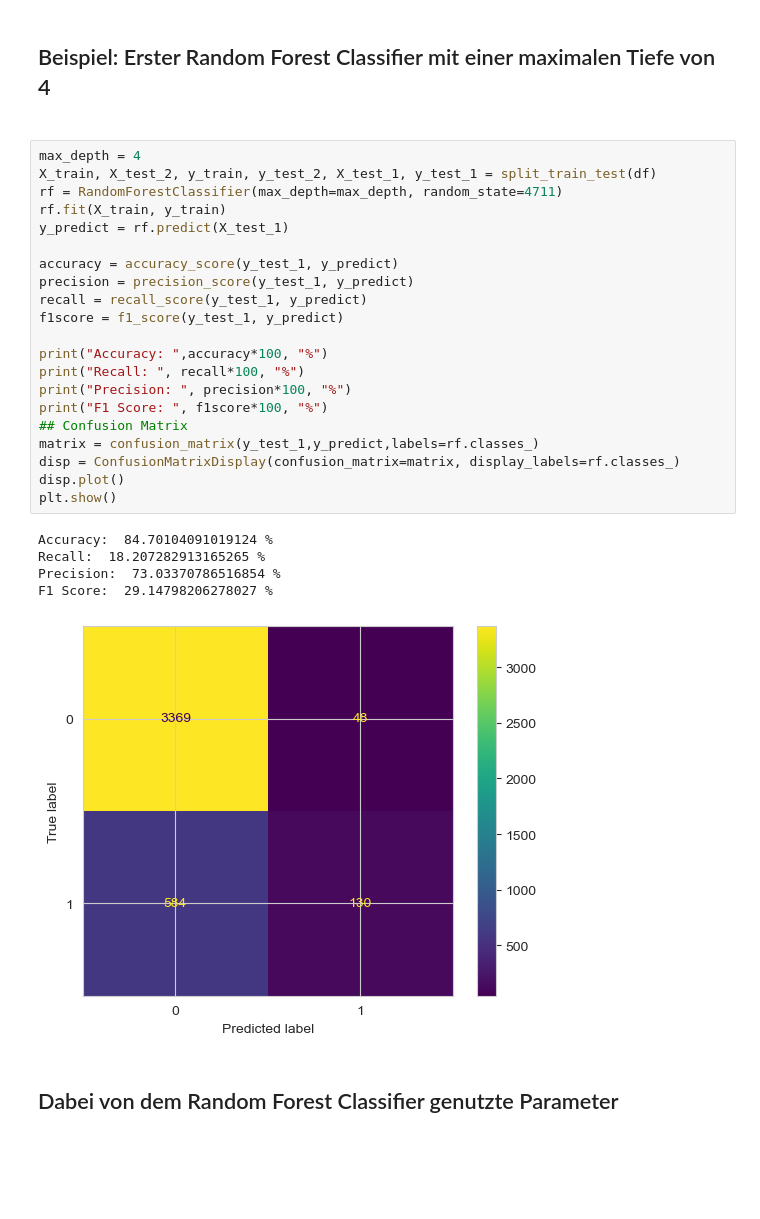
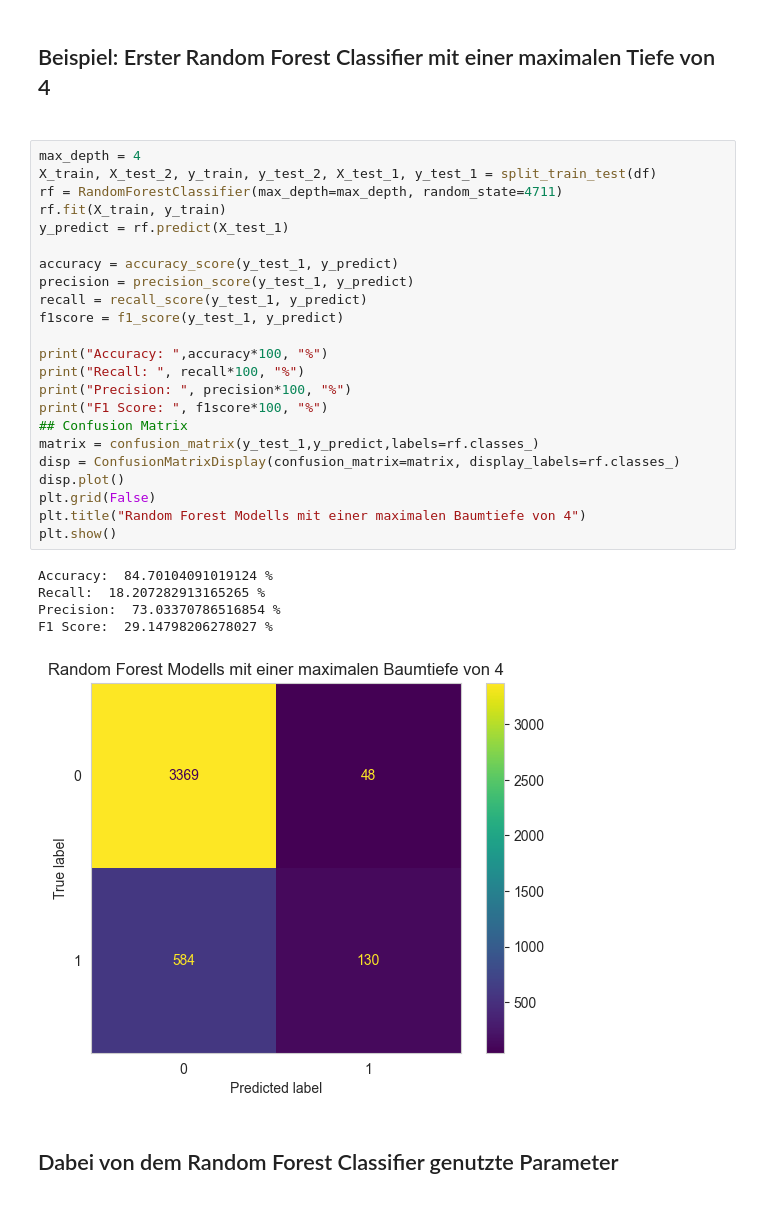
Before and after one commit to Konsti-Boegel/anwendungsfelderBusinessAnalytics, a Jupyter notebook: random_forest.ipynb, the cells around one changed output. Saved outputs shown, nothing was run; the diff lists cells and outputs as text; blank space fills up the shorter version.

Commit message:
- Grid aus Confusion MAtrix Visualisierung entfernt

```diff
--- a/random_forest.ipynb
+++ b/random_forest.ipynb
@@ -135,30 +155,32 @@ def get_result(y_true, y_predicted):
 # %%
 max_depth = 4
 X_train, X_test_2, y_train, y_test_2, X_test_1, y_test_1 = split_train_test(df)
 rf = RandomForestClassifier(max_depth=max_depth, random_state=4711)
 rf.fit(X_train, y_train)
 y_predict = rf.predict(X_test_1)
 
 accuracy = accuracy_score(y_test_1, y_predict)
 precision = precision_score(y_test_1, y_predict)
 recall = recall_score(y_test_1, y_predict)
 f1score = f1_score(y_test_1, y_predict)
 
 print("Accuracy: ",accuracy*100, "%")
 print("Recall: ", recall*100, "%")
 print("Precision: ", precision*100, "%")
 print("F1 Score: ", f1score*100, "%")
 ## Confusion Matrix
 matrix = confusion_matrix(y_test_1,y_predict,labels=rf.classes_)
 disp = ConfusionMatrixDisplay(confusion_matrix=matrix, display_labels=rf.classes_)
 disp.plot()
+plt.grid(False)
+plt.title("Random Forest Modells mit einer maximalen Baumtiefe von 4")
 plt.show()
 # %% [output]
 Accuracy:  84.70104091019124 %
 Recall:  18.207282913165265 %
 Precision:  73.03370786516854 %
 F1 Score:  29.14798206278027 %
-[figure, old version]
+[figure, new version]
 # %% [markdown]
 <h2>Dabei von dem Random Forest Classifier genutzte Parameter<h2>
 # %%
```
Also changed, not shown: parts of 6 cells of this notebook, 1 other file.
